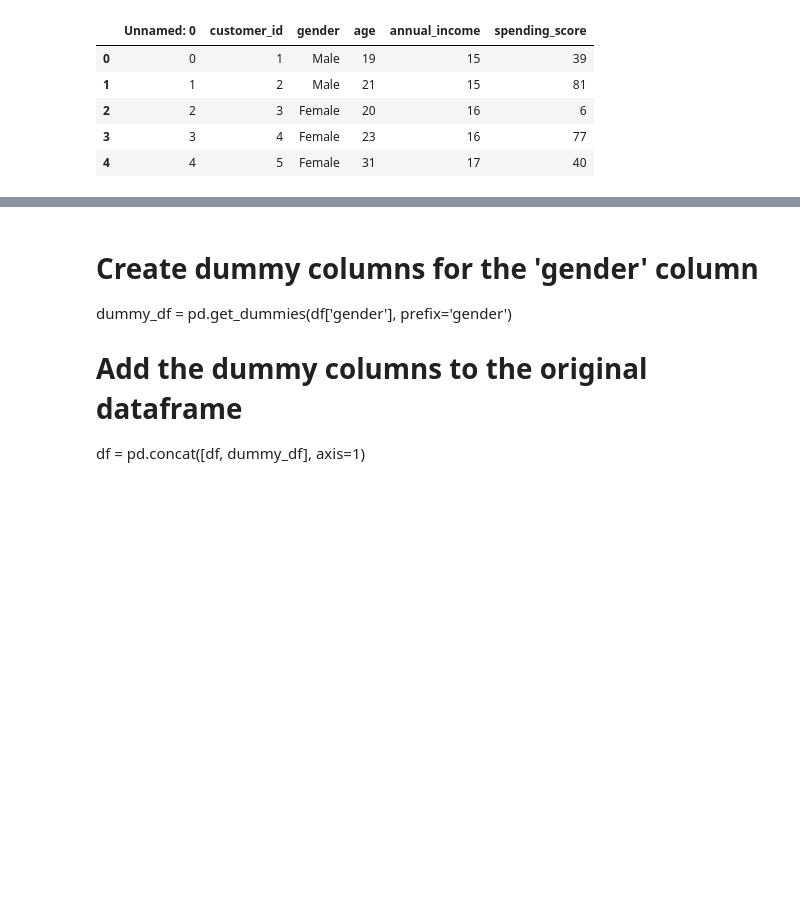
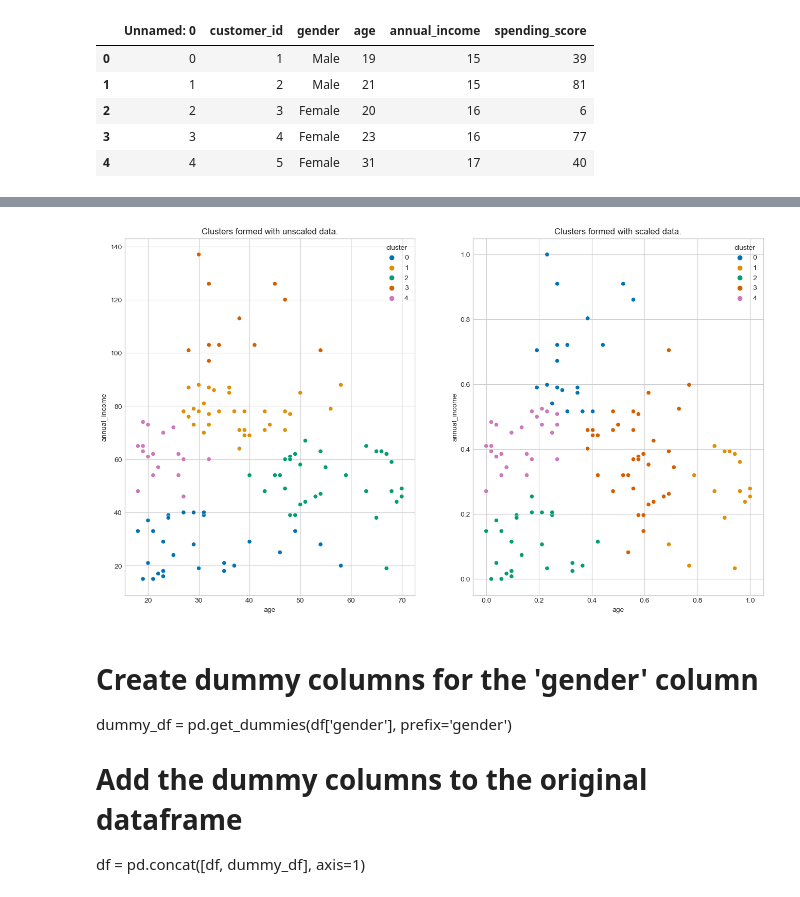
Before and after one commit to Brian-ONeil/clustering-exercises, a Jupyter notebook: clustering-exercises.ipynb, the cells around one changed output, grey strips where cells are left out. Cells and saved outputs as stored; diff of their text form; code cells hidden in the pictures; blank space fills up the shorter version.

```diff
--- a/clustering-exercises.ipynb
+++ b/clustering-exercises.ipynb
@@ -627,0 +694,8 @@ ValueError: too many values to unpack (expected 3)
+# %%
+#Create an instance of the scaler and fit/transform the same features I used before
+
+mms = MinMaxScaler()
+
+mall_df_scale[['age', 'annual_income']] = mms.fit_transform(mall_df_scale[['age', 'annual_income']])
+
+mall_df_scale.head()
@@ -627,0 +709,15 @@ ValueError: too many values to unpack (expected 3)
+# %%
+#Subset these scaled features for training
+
+X_scale=mall_df_scale[['age', 'annual_income']]
+# %%
+#Fit a new model to my scaled data
+
+# MAKE the thing
+kmeans_scale = KMeans(5)
+
+# FIT the thing
+kmeans_scale.fit(X_scale)
+
+# USE the thing
+kmeans_scale.predict(X_scale)
@@ -627,0 +731,3 @@ ValueError: too many values to unpack (expected 3)
+# %%
+#Store the resuts in a new column
+mall_df_scale['cluster'] = kmeans_scale.predict(X_scale)
@@ -628,3 +743,18 @@ ValueError: too many values to unpack (expected 3)
+# %%
+#Compare the clusters generated by scaled and unscaled data
+fig, axes = plt.subplots(1, 2, figsize=(16, 9))
+
+sns.scatterplot(ax=axes[0], x='age', y='annual_income', hue='cluster',
+                palette='colorblind', data=mall_train)
+axes[0].set_title('Clusters formed with unscaled data.')
+
+sns.scatterplot(ax=axes[1], x='age', y='annual_income', hue='cluster',
+                palette='colorblind', data=mall_df_scale)
+axes[1].set_title('Clusters formed with scaled data.')
+
+plt.show()
+# %% [output]
+[figure, added]
 # %% [markdown]
 # Create dummy columns for the 'gender' column
 dummy_df = pd.get_dummies(df['gender'], prefix='gender')
```
Also changed, not shown: parts of 29 cells of this notebook, 1 other file.
